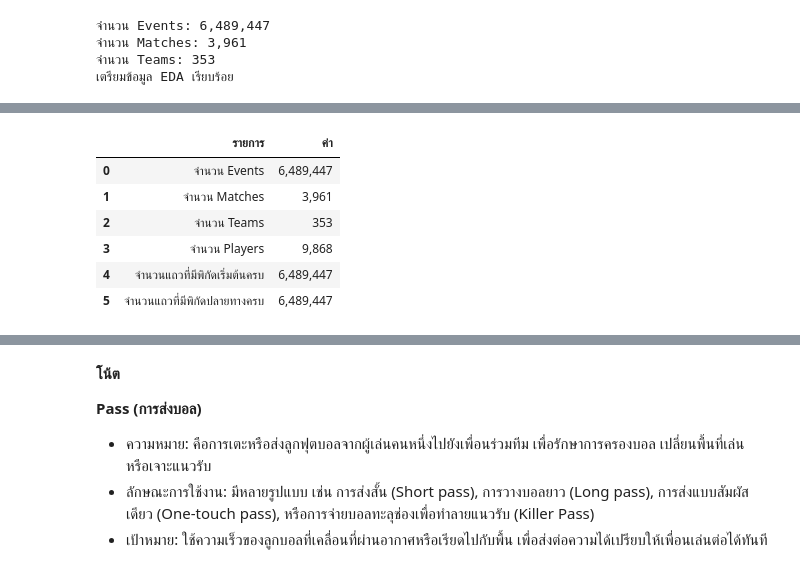
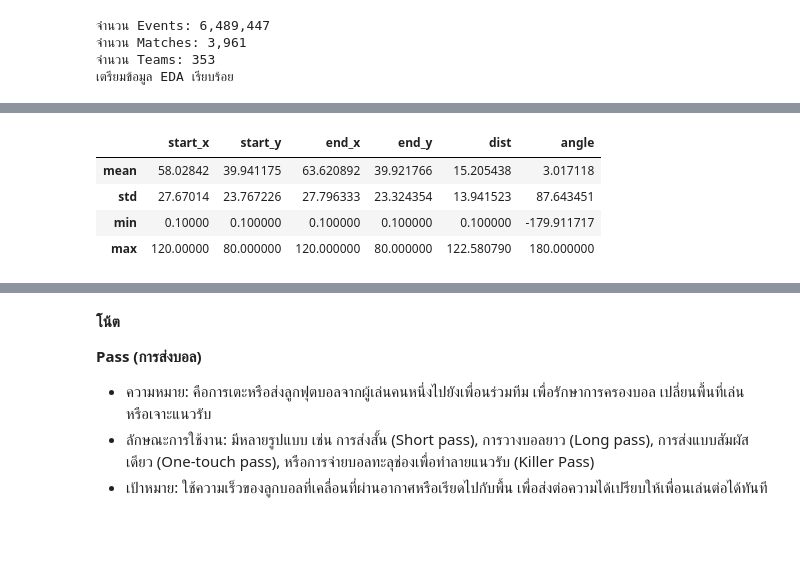
Before and after one commit to doperjerr/G2_MiniProject_Part2_BigData_ML, a Jupyter notebook: G2_MiniProject_Part2_BigData_ML.ipynb, the cells around one changed output, grey strips where cells are left out. Drawn from its saved outputs; the diff is of its cells as text; code cells hidden in the pictures; blank space fills up the shorter version.

```diff
--- a/G2_MiniProject_Part2_BigData_ML.ipynb
+++ b/G2_MiniProject_Part2_BigData_ML.ipynb
@@ -797,21 +797,6 @@ eda["dy"] = eda["end_y"] - eda["start_y"]
 eda["dist"] = np.hypot(eda["dx"], eda["dy"])
 eda["angle"] = np.degrees(np.arctan2(eda["dy"], eda["dx"]))
 
-# สร้างทิศทางการเคลื่อนที่ตามแกน X
-# Forward = เคลื่อนที่ไปทางแกน X บวก
-# Lateral = เคลื่อนที่ในแนวแกน Y เป็นหลัก
-# Backward = เคลื่อนที่ไปทางแกน X ลบ
-
-abs_angle = eda["angle"].abs()
-
-eda["direction"] = pd.cut(
-    abs_angle,
-    bins=[-0.1, 45, 135, 180.1],
-    labels=["Forward", "Lateral", "Backward"]
-)
-
-sns.set_theme(style="whitegrid", context="notebook")
-
 print(f"จำนวน Events: {len(eda):,}")
 print(f"จำนวน Matches: {eda['match_id'].nunique():,}")
 print(f"จำนวน Teams: {eda['team'].nunique():,}")
@@ -826,28 +809,17 @@ print("เตรียมข้อมูล EDA เรียบร้อย")
 # %%
-#  Dataset overview
+# 1. ตรวจสอบสถิติพื้นฐาน
+stats_cols = ["start_x", "start_y", "end_x", "end_y", "dist", "angle"]
+print("--- สถิติพื้นฐาน ---")
+display(eda[stats_cols].agg(['mean', 'std', 'min', 'max']))
 
-overview = pd.DataFrame({
-    "รายการ": [
-        "จำนวน Events",
-        "จำนวน Matches",
-        "จำนวน Teams",
-        "จำนวน Players",
-        "จำนวนแถวที่มีพิกัดเริ่มต้นครบ",
-        "จำนวนแถวที่มีพิกัดปลายทางครบ"
-    ],
-    "ค่า": [
-        f"{len(eda):,}",
-        f"{eda['match_id'].nunique():,}",
-        f"{eda['team'].nunique():,}",
-        f"{eda['player'].nunique():,}" if "player" in eda.columns else "ไม่มีคอลัมน์ player",
-        f"{eda[['start_x', 'start_y']].notna().all(axis=1).sum():,}",
-        f"{eda[['end_x', 'end_y']].notna().all(axis=1).sum():,}"
-    ]
-})
-
-display(overview)
-#Event type and movement direction
-
+# 2. ตรวจสอบพิกัดหลุดขอบสนาม (สมมติสนามขนาด 120x80)
+out_of_bounds = eda[
+    (eda['start_x'] < 0) | (eda['start_x'] > 120) |
+    (eda['start_y'] < 0) | (eda['start_y'] > 80) |
+    (eda['end_x'] < 0) | (eda['end_x'] > 120) |
+    (eda['end_y'] < 0) | (eda['end_y'] > 80)
+]
+# 3. Even type
 event_share = (
     eda["type"]
     .value_counts(dropna=False)
@@ -857,22 +829,6 @@ event_share = (
 event_share["Percentage (%)"] = (
     event_share["Count"] / len(eda) * 100
 ).round(2)
-
-direction_share = (
-    eda["direction"]
-    .value_counts(sort=False, dropna=False)
-    .rename_axis("Direction")
-    .reset_index(name="Count")
-)
-direction_share["Percentage (%)"] = (
-    direction_share["Count"] / len(eda) * 100
-).round(2)
-
-print("=== สัดส่วนประเภท Event ===")
-display(event_share)
-
-print("=== สัดส่วนทิศทางการเคลื่อนที่ ===")
-display(direction_share)
 
 # Compare Pass vs Carry
 
@@ -902,4 +858,8 @@ pass_carry_table[metric_cols] = pass_carry_table[metric_cols].round(2)
 
 print("=== ตารางเปรียบเทียบ Pass กับ Carry===")
 display(pass_carry_table)
+
+print("=== สัดส่วนประเภท Event ===")
+display(event_share)
+print(f"\nจำนวนเหตุการณ์ที่พิกัดหลุดขอบสนาม: {len(out_of_bounds)} แถว")
 # %% [output]
@@ -906,7 +867,5 @@ display(pass_carry_table)
-|  | รายการ | ค่า |
-| 0 | จำนวน Events | 6,489,447 |
-| 1 | จำนวน Matches | 3,961 |
-| 2 | จำนวน Teams | 353 |
-| 3 | จำนวน Players | 9,868 |
-| 4 | จำนวนแถวที่มีพิกัดเริ่มต้นครบ | 6,489,447 |
-| 5 | จำนวนแถวที่มีพิกัดปลายทางครบ | 6,489,447 |
+|  | start_x | start_y | end_x | end_y | dist | angle |
+| mean | 58.02842 | 39.941175 | 63.620892 | 39.921766 | 15.205438 | 3.017118 |
+| std | 27.67014 | 23.767226 | 27.796333 | 23.324354 | 13.941523 | 87.643451 |
+| min | 0.10000 | 0.100000 | 0.100000 | 0.100000 | 0.100000 | -179.911717 |
+| max | 120.00000 | 80.000000 | 120.000000 | 80.000000 | 122.580790 | 180.000000 |
```
Also changed, not shown: parts of 59 cells of this notebook.
